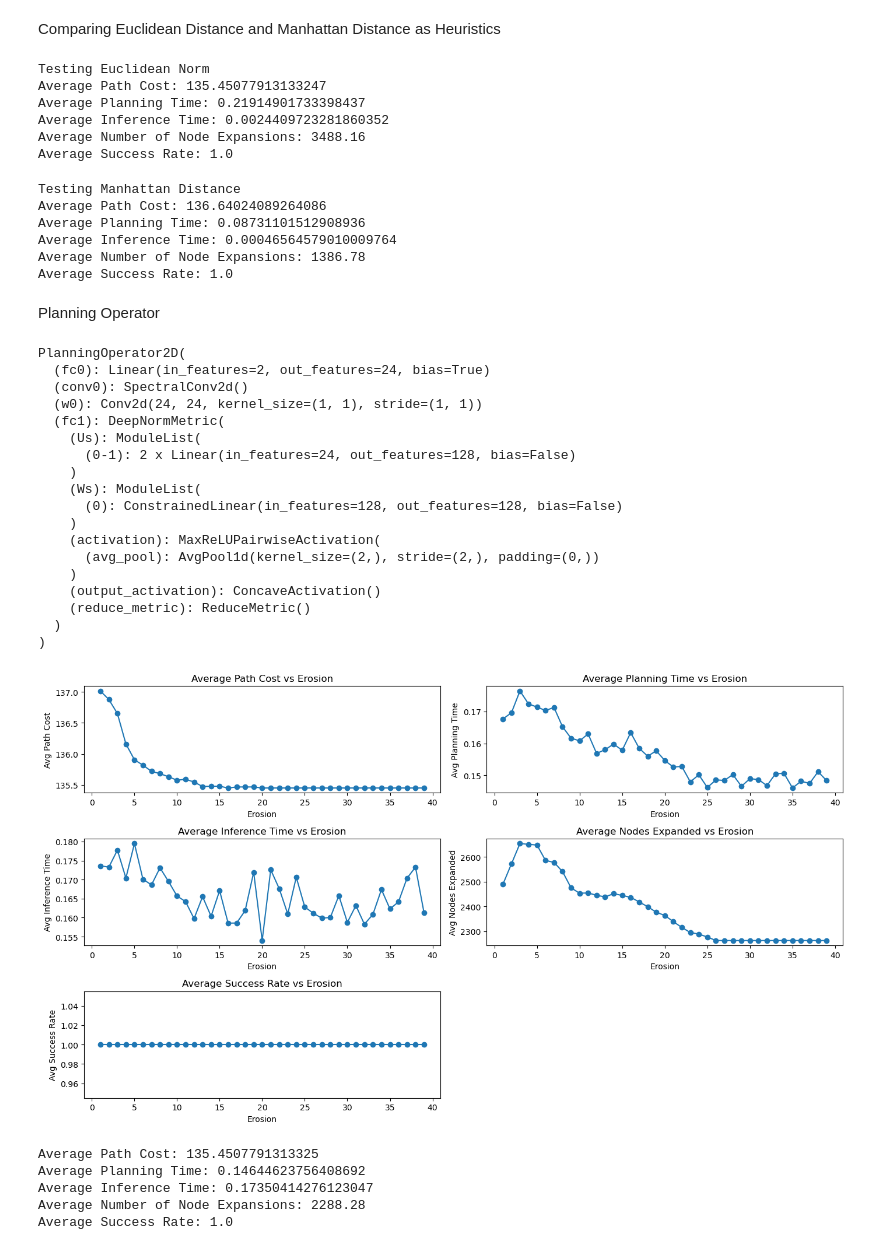
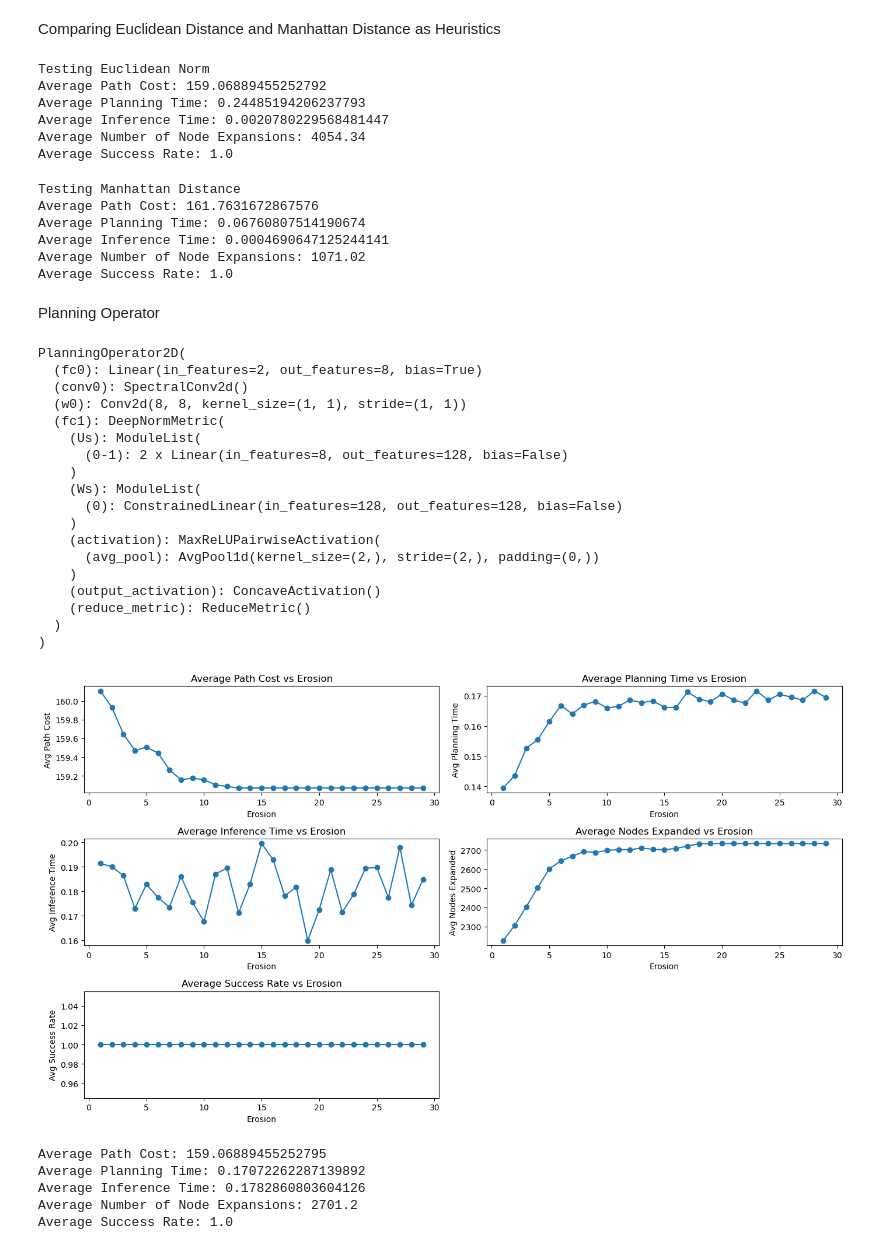
Before and after one commit to sharath-matada/Planning_Operator, a Jupyter notebook: 2D_Experiments/large_maps/test_heuristics_on_256_maps.ipynb, the cells around one changed output. Drawn from its saved outputs; the diff is of its cells as text; code cells hidden in the pictures.

Commit message:
256 results working as expected!

```diff
--- a/2D_Experiments/large_maps/test_heuristics_on_256_maps.ipynb
+++ b/2D_Experiments/large_maps/test_heuristics_on_256_maps.ipynb
@@ -20,7 +20,7 @@ Ntotal = 550
 ntest = 50
 sub = 1
 Sx = Sy = int(((256 - 1) / sub) + 1)
-maps = np.load('/mountvol/2D-256-Dataset/mask.npy')
+maps = np.load('/mountvol/2D-256-Dataset-0/mask.npy')
 maps = maps[:Ntotal][-ntest:, ::sub, ::sub][:, :Sx, :Sy]
 # %% [markdown]
 Generate Random Start and Goal Positions on Maps
@@ -35,10 +35,10 @@ print("Testing Euclidean Norm")
 euclidean_results = testheuristiconmaps(startpositions, goalpositions, maps, euclideannorm, plotresults=False, printvalues=True)
 # %% [output]
 Testing Euclidean Norm
-Average Path Cost: 135.45077913133247
-Average Planning Time: 0.21914901733398437
-Average Inference Time: 0.0024409723281860352
-Average Number of Node Expansions: 3488.16
+Average Path Cost: 159.06889455252792
+Average Planning Time: 0.24485194206237793
+Average Inference Time: 0.0020780229568481447
+Average Number of Node Expansions: 4054.34
 Average Success Rate: 1.0
 # %%
 # Manhattan Distance
@@ -46,32 +46,32 @@ print("Testing Manhattan Distance")
 euclidean_results = testheuristiconmaps(startpositions, goalpositions, maps, manhattandistance, plotresults=False, printvalues=True)
 # %% [output]
 Testing Manhattan Distance
-Average Path Cost: 136.64024089264086
-Average Planning Time: 0.08731101512908936
-Average Inference Time: 0.00046564579010009764
-Average Number of Node Expansions: 1386.78
+Average Path Cost: 161.7631672867576
+Average Planning Time: 0.06760807514190674
+Average Inference Time: 0.0004690647125244141
+Average Number of Node Expansions: 1071.02
 Average Success Rate: 1.0
 # %% [markdown]
 Planning Operator
 # %%
 # Model
-modes = 8
-width = 24
+modes = 5
+width = 8
 nlayers = 1
 
 model = PlanningOperator2D(modes, modes, width, nlayers)
-model.load_state_dict(torch.load("/mountvol/2D-256-Dataset/planningoperator_street_maps_256x256_8m_24w_1l_b20/n500_lr5.000000e-03_gamma5.000000e-01_wd3.000000e-06_seed5/model_depth4.ckpt"))
+model.load_state_dict(torch.load("/mountvol/2D-256-Dataset-0/planningoperator_street_maps_256x256_5m_8w_1l_b20/n500_lr5.000000e-03_gamma5.000000e-01_wd3.000000e-06_seed5/model256.ckpt"))
 model.eval()
 device = torch.device('cuda' if torch.cuda.is_available() else 'cpu')
 model.to(device)
 # %% [output]
 PlanningOperator2D(
-  (fc0): Linear(in_features=2, out_features=24, bias=True)
+  (fc0): Linear(in_features=2, out_features=8, bias=True)
   (conv0): SpectralConv2d()
-  (w0): Conv2d(24, 24, kernel_size=(1, 1), stride=(1, 1))
+  (w0): Conv2d(8, 8, kernel_size=(1, 1), stride=(1, 1))
   (fc1): DeepNormMetric(
     (Us): ModuleList(
-      (0-1): 2 x Linear(in_features=24, out_features=128, bias=False)
+      (0-1): 2 x Linear(in_features=8, out_features=128, bias=False)
     )
     (Ws): ModuleList(
       (0): ConstrainedLinear(in_features=128, out_features=128, bias=False)
@@ -93,7 +93,7 @@ avgnodesexp_values = []
 avgsuccessrate_values = []
 
 # Run the loop and store results
-for erode in range(1, 40):
+for erode in range(1, 30):
 
     # Call your function and store the results
     avgpathcost, avgplantime, avginfertime, avgnodesexp, avgsuccessrate = testheuristiconmaps(
@@ -123,39 +123,39 @@ plt.subplot(3, 2, 2)
 plt.plot(erosion_values, avgplantime_values, marker='o')
 plt.title('Average Planning Time vs Erosion')
 plt.xlabel('Erosion')
 plt.ylabel('Avg Planning Time')
 
 # Plot for avginfertime
 plt.subplot(3, 2, 3)
 plt.plot(erosion_values, avginfertime_values, marker='o')
 plt.title('Average Inference Time vs Erosion')
 plt.xlabel('Erosion')
 plt.ylabel('Avg Inference Time')
 
 # Plot for avgnodesexp
 plt.subplot(3, 2, 4)
 plt.plot(erosion_values, avgnodesexp_values, marker='o')
 plt.title('Average Nodes Expanded vs Erosion')
 plt.xlabel('Erosion')
 plt.ylabel('Avg Nodes Expanded')
 
 # Plot for avgsuccessrate
 plt.subplot(3, 2, 5)
 plt.plot(erosion_values, avgsuccessrate_values, marker='o')
 plt.title('Average Success Rate vs Erosion')
 plt.xlabel('Erosion')
 plt.ylabel('Avg Success Rate')
 
 # Adjust layout and show the plot
 plt.tight_layout()
 plt.show()
 # %% [output]
-[figure, old version]
+[figure, new version]
 # %%
-no_results = testheuristiconmaps(startpositions, goalpositions, maps, planningoperator, plotresults=False, printvalues=True, erosion = 24, model=model)
+no_results = testheuristiconmaps(startpositions, goalpositions, maps, planningoperator, plotresults=False, printvalues=True, erosion = 15, model=model)
 # %% [output]
-Average Path Cost: 135.4507791313325
-Average Planning Time: 0.14644623756408692
-Average Inference Time: 0.17350414276123047
-Average Number of Node Expansions: 2288.28
+Average Path Cost: 159.06889455252795
+Average Planning Time: 0.17072262287139892
+Average Inference Time: 0.1782860803604126
+Average Number of Node Expansions: 2701.2
 Average Success Rate: 1.0
```
Also changed, not shown: 1 other file.
